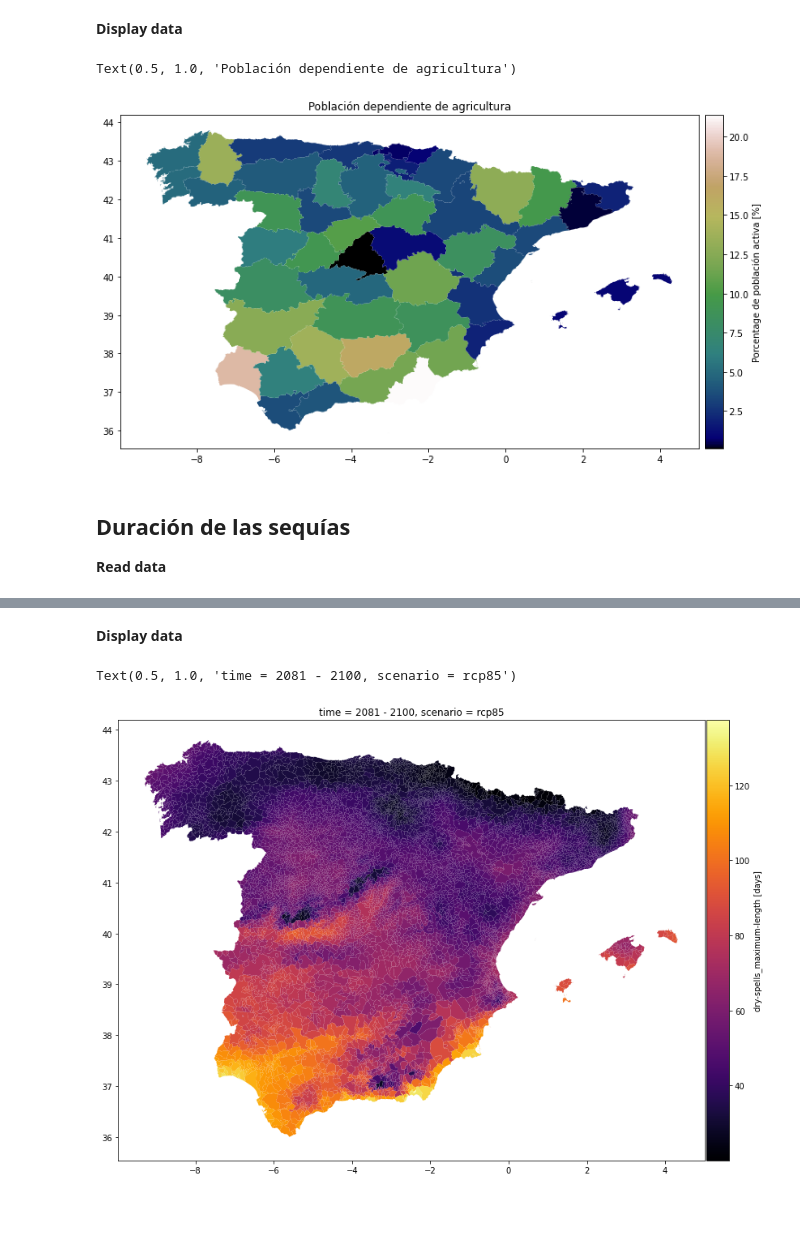
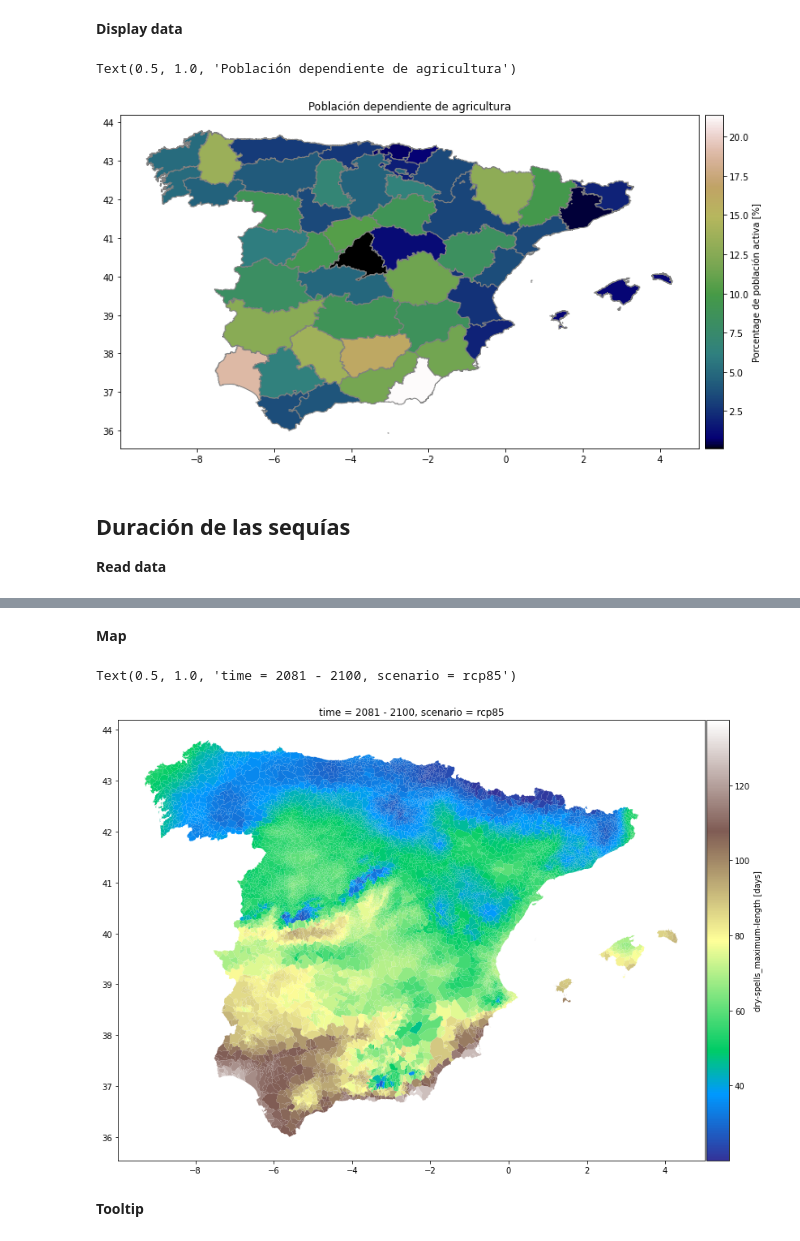
Before and after one commit to Vizzuality/ecf-agricultural-climate-impact, a Jupyter notebook: data/notebooks/Lab/04_Data_Demo.ipynb, the cells around one changed output, grey strips where cells are left out. Drawn from its saved outputs; the diff is of its cells as text; code cells hidden in the pictures; blank space fills up the shorter version.

```diff
--- a/data/notebooks/Lab/04_Data_Demo.ipynb
+++ b/data/notebooks/Lab/04_Data_Demo.ipynb
@@ -246,11 +268,11 @@ fig, ax = plt.subplots(1,1,figsize=(12, 12))
 divider = make_axes_locatable(ax)
 cax = divider.append_axes("right", size="3%", pad=0.1)
 
-gdf.plot(ax=ax, column='value', cmap='gist_earth', legend=True, cax=cax, legend_kwds={'label': 'Porcentage de población activa [%]'})
+gdf.plot(ax=ax, column='value', cmap='gist_earth', edgecolor='grey', legend=True, cax=cax, legend_kwds={'label': 'Porcentage de población activa [%]'})
 ax.set_title('Población dependiente de agricultura')
 # %% [output]
 Text(0.5, 1.0, 'Población dependiente de agricultura')
-[figure, old version]
+[figure, new version]
 # %% [markdown]
 ## Duración de las sequías
 **Read data**
@@ -272,15 +294,17 @@ gdf.head()
 | 2 | 15003 | Bioclimatic indicators | dry-spells_maximum-length | rcp85 | 44.020634 | 2081 - 2100 | days | POLYGON ((-8.11605 43.21256, -8.1... |
 | 3 | 15004 | Bioclimatic indicators | dry-spells_maximum-length | rcp85 | 50.300858 | 2081 - 2100 | days | MULTIPOLYGON (((-8.26941 43.42891... |
 | 4 | 15005 | Bioclimatic indicators | dry-spells_maximum-length | rcp85 | 50.229847 | 2081 - 2100 | days | MULTIPOLYGON (((-8.55475 43.31382... |
-# %% [markdown]
-**Display data**
+# %% [markdown]
+**Map**
 # %%
 fig, ax = plt.subplots(1,1,figsize=(20, 10))
 
 divider = make_axes_locatable(ax)
 cax = divider.append_axes("right", size="3%", pad=-1.5)
-gdf.plot(ax=ax, column='value', cmap='inferno', legend=True, cax=cax, legend_kwds={'label': f'{indicator} [{unit}]'})
+gdf.plot(ax=ax, column='value', cmap='terrain', legend=True, cax=cax, legend_kwds={'label': f'{indicator} [{unit}]'})
 ax.set_title(f'time = {year}, scenario = {scenario}')
 # %% [output]
 Text(0.5, 1.0, 'time = 2081 - 2100, scenario = rcp85')
-[figure, old version]
+[figure, new version]
+# %% [markdown]
+**Tooltip**
```
Also changed, not shown: parts of 19 cells of this notebook.
